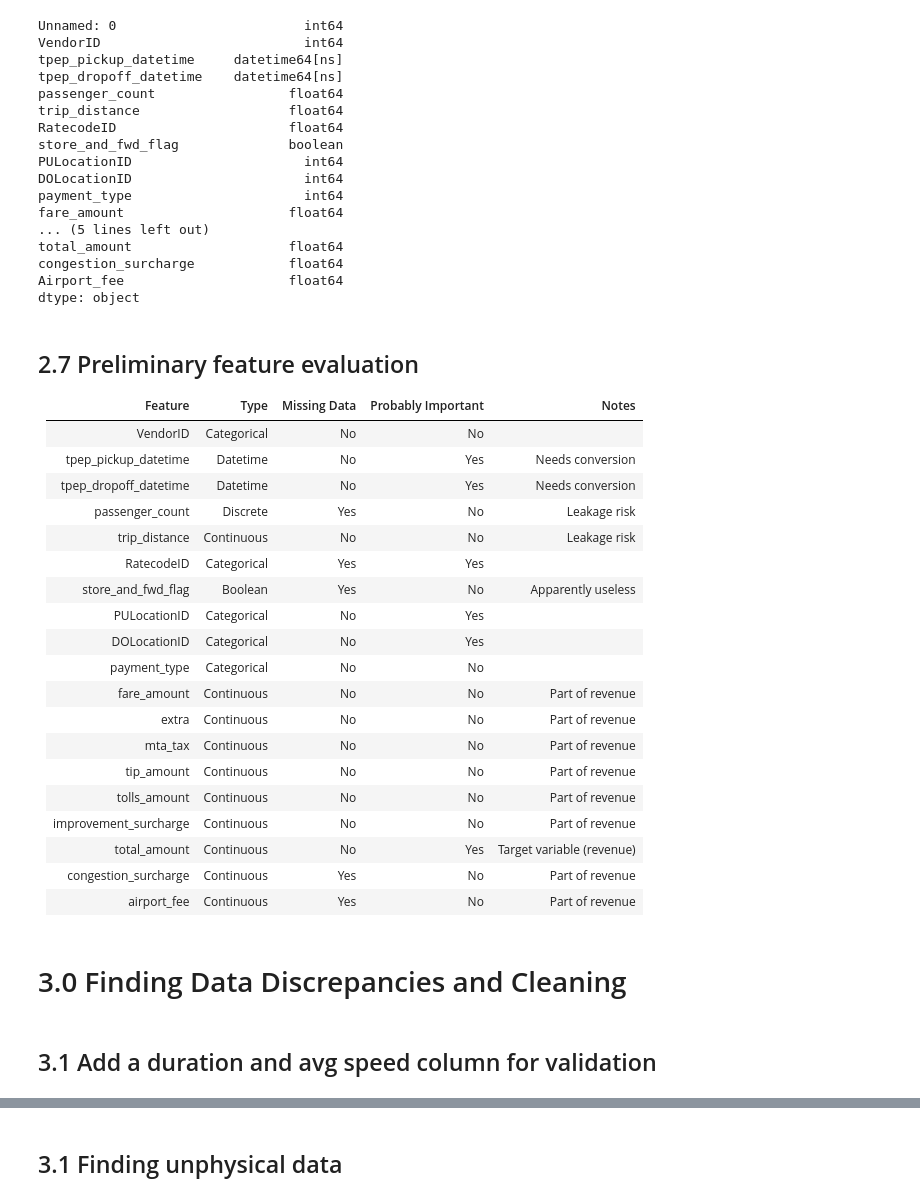
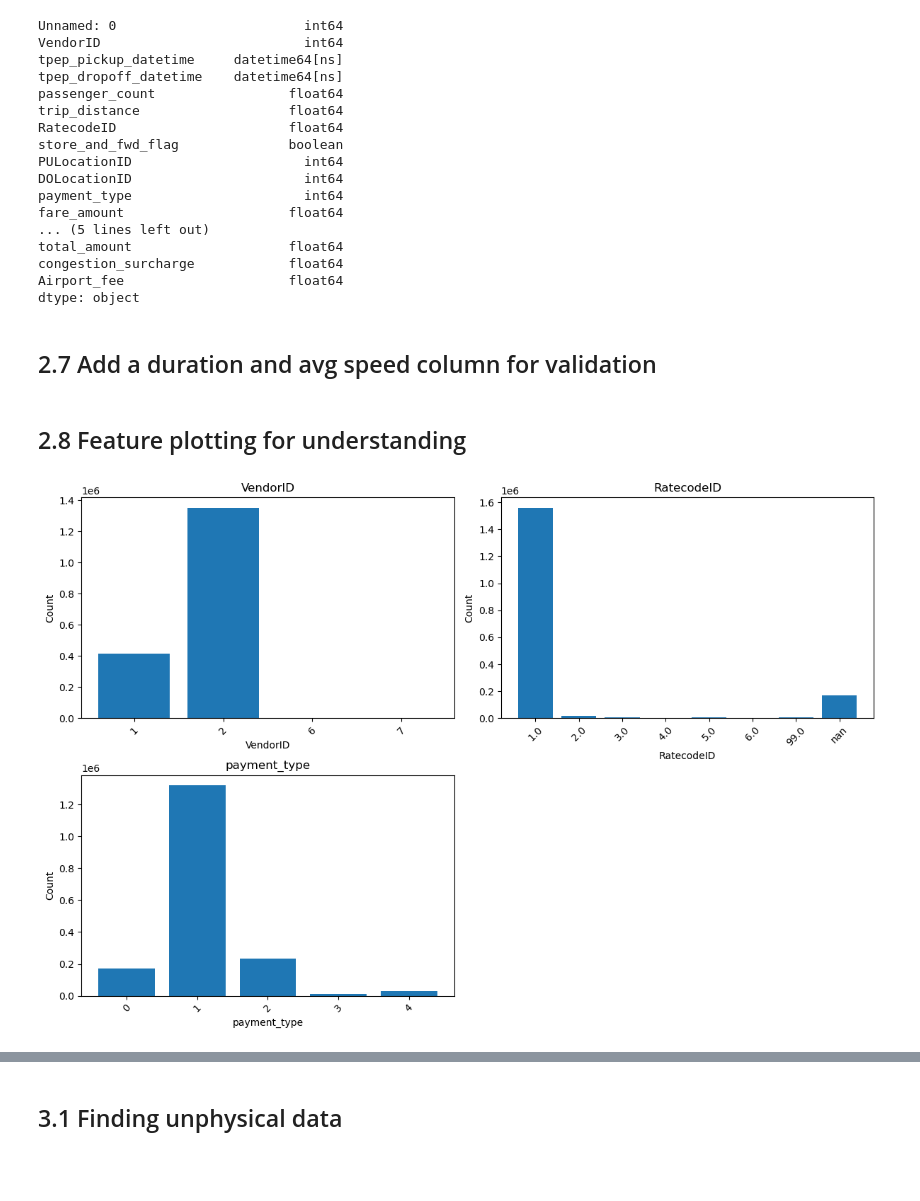
Before and after one commit to sarfaraz79/driver-scheduling, a Jupyter notebook: explore/toby.ipynb, the cells around one changed output, grey strips where cells are left out. Drawn from its saved outputs; the diff is of its cells as text; code cells hidden in the pictures; blank space fills up the shorter version.

Commit message:
add toby new exploration and clean dataset

```diff
--- a/explore/toby.ipynb
+++ b/explore/toby.ipynb
@@ -170,34 +185,8 @@ total_amount                    float64
 congestion_surcharge            float64
 Airport_fee                     float64
 dtype: object
-# %% [markdown]
-<h2>2.7 Preliminary feature evaluation</h2>
-
-| Feature                  | Type        | Missing Data | Probably Important | Notes |
-|--------------------------|------------|------|------|------|
-| VendorID                | Categorical | No | No |  |
-| tpep_pickup_datetime    | Datetime    | No | Yes | Needs conversion |
-| tpep_dropoff_datetime   | Datetime    | No | Yes | Needs conversion |
-| passenger_count         | Discrete    | Yes | No | Leakage risk|
-| trip_distance           | Continuous  | No | No | Leakage risk|
-| RatecodeID              | Categorical | Yes | Yes |  |
-| store_and_fwd_flag      | Boolean     | Yes | No | Apparently useless |
-| PULocationID            | Categorical | No | Yes |  |
-| DOLocationID            | Categorical | No | Yes |  |
-| payment_type            | Categorical | No | No |  |
-| fare_amount             | Continuous  | No | No | Part of revenue |
-| extra                   | Continuous  | No | No | Part of revenue |
-| mta_tax                 | Continuous  | No | No | Part of revenue |
-| tip_amount              | Continuous  | No | No | Part of revenue |
-| tolls_amount            | Continuous  | No | No | Part of revenue |
-| improvement_surcharge   | Continuous  | No | No | Part of revenue |
-| total_amount            | Continuous  | No | Yes |  Target variable (revenue) |
-| congestion_surcharge    | Continuous  | Yes | No | Part of revenue |
-| airport_fee             | Continuous  | Yes | No | Part of revenue |
-# %% [markdown]
-<h1>3.0 Finding Data Discrepancies and Cleaning</h1>
 # %% [markdown]
-<h2>3.1 Add a duration and avg speed column for validation</h2>
+<h2>2.7 Add a duration and avg speed column for validation</h2>
 # %%
 # Duration in hours
 manhat_rides['duration_hours'] = (
@@ -210,3 +199,38 @@ manhat_rides['avg_speed_mph'] = (
     manhat_rides['trip_distance'] /
     manhat_rides['duration_hours'].replace(0, np.nan)
 )
+# %% [markdown]
+<h2>2.8 Feature plotting for understanding</h2>
+# %%
+# label the cateogricals - ignore "store_and_fwd_flag" because it is not at all useful.
+raw_categorical = [
+    "VendorID",
+    "RatecodeID",
+    "payment_type",
+]
+
+# Construct some bar charts of the categorical variables so we can see the distribution and observe outliers.
+
+n = len(raw_categorical)
+cols = 2
+rows = int(np.ceil(n / cols))
+
+fig, axes = plt.subplots(rows, cols, figsize=(12, 4 * rows))
+axes = axes.flatten()
+
+for i, col in enumerate(raw_categorical):
+    counts = manhat_rides[col].value_counts(dropna=False).sort_index()
+
+    axes[i].bar(counts.index.astype(str), counts.values)
+    axes[i].set_title(col)
+    axes[i].set_xlabel(col)
+    axes[i].set_ylabel("Count")
+    axes[i].tick_params(axis="x", rotation=45)
+
+for j in range(i + 1, len(axes)):
+    fig.delaxes(axes[j])
+
+plt.tight_layout()
+plt.show()
+# %% [output]
+[figure, added]
```
Also changed, not shown: parts of 25 cells of this notebook, 1 other file.
